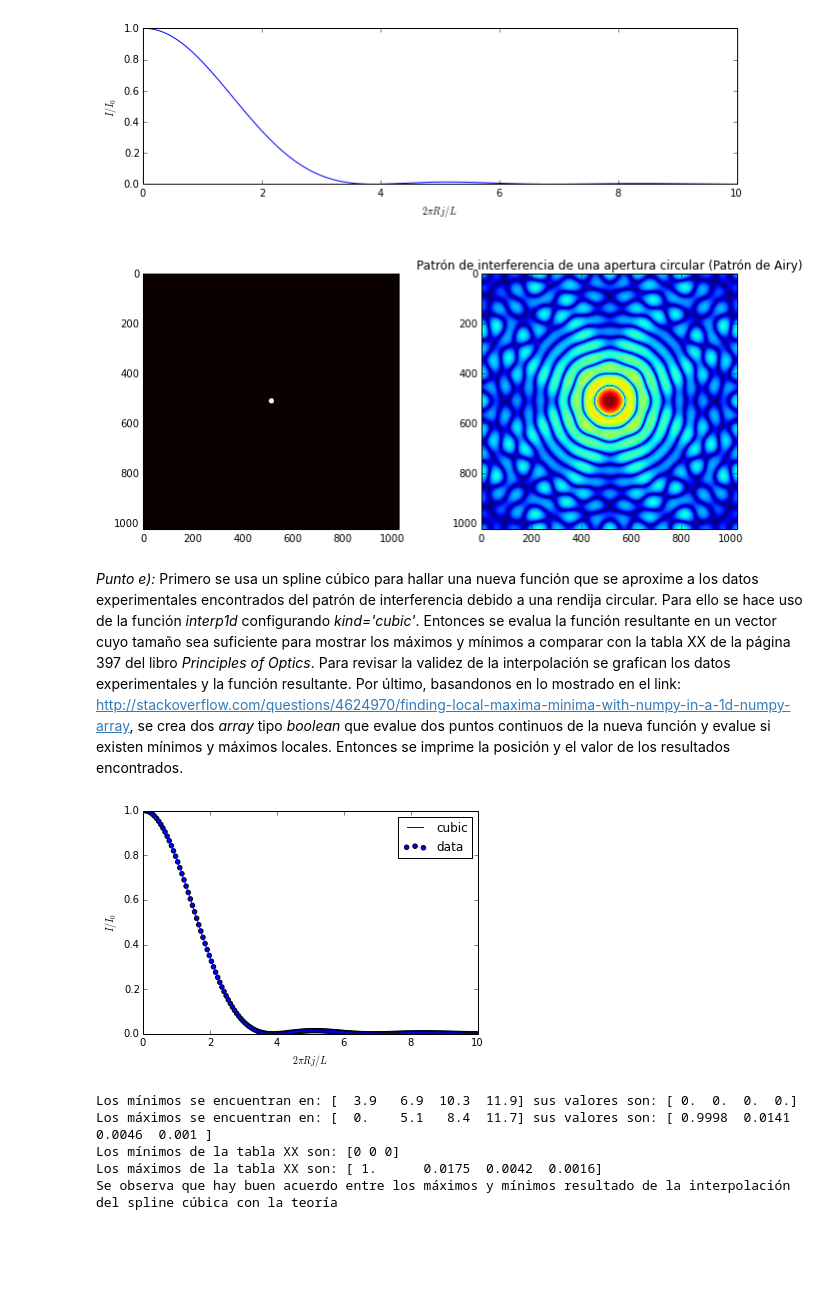
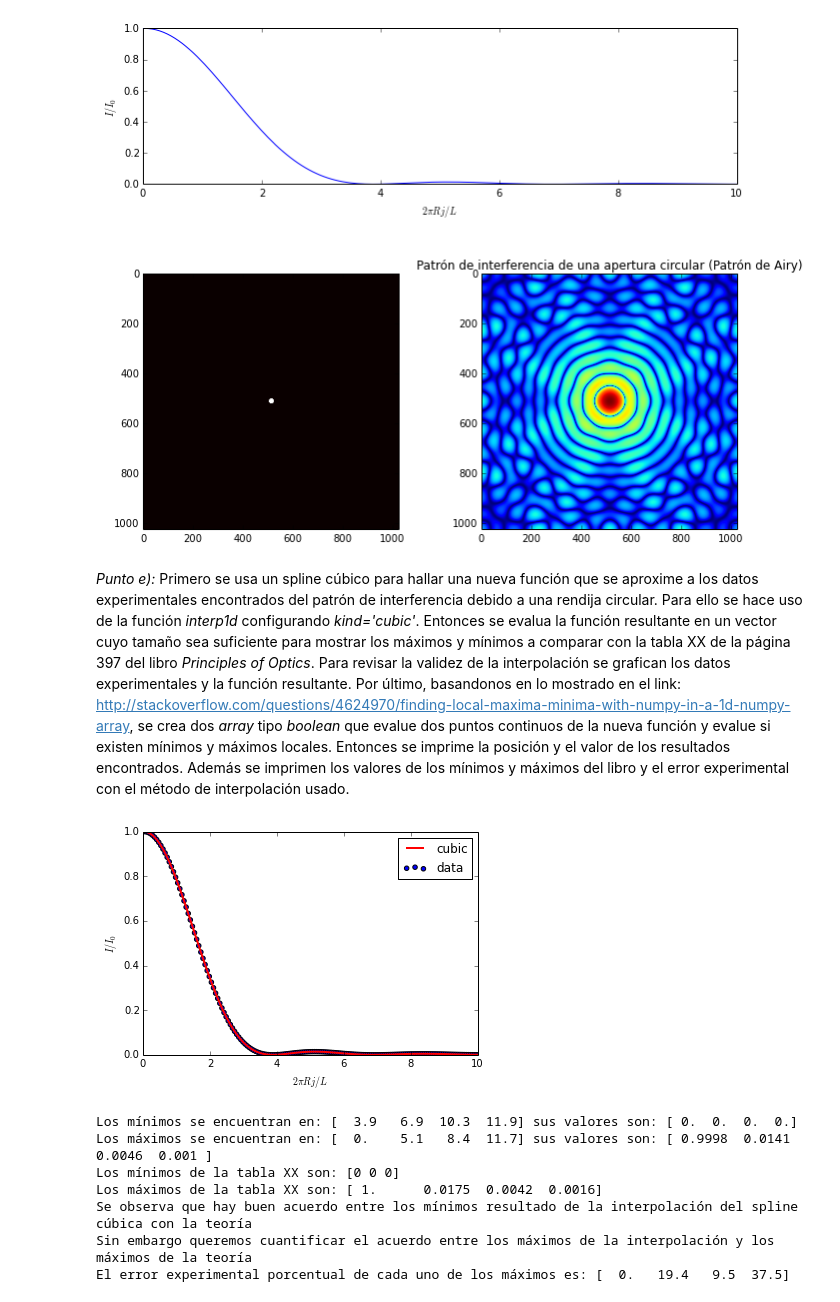
Before and after one commit to deolaya1318/MC, a Jupyter notebook: Tareas/HW4/HW4.ipynb, the cells around one changed output. Drawn from its saved outputs; the diff is of its cells as text; code cells hidden in the pictures; blank space fills up the shorter version.

```diff
--- a/Tareas/HW4/HW4.ipynb
+++ b/Tareas/HW4/HW4.ipynb
@@ -97,31 +97,39 @@ plt.show()
 # %% [output]
 [figure]
 # %% [markdown]
-_Punto e):_ Primero se usa un spline cúbico para hallar una nueva función que se aproxime a los datos experimentales encontrados del patrón de interferencia debido a una rendija circular. Para ello se hace uso de la función *interp1d* configurando *kind='cubic'*. Entonces se evalua la función resultante en un vector cuyo tamaño sea suficiente para mostrar los máximos y mínimos a comparar con la tabla XX de la página 397 del libro *Principles of Optics*. Para revisar la validez de la interpolación se grafican los datos experimentales y la función resultante. Por último, basandonos en lo mostrado en el link: http://stackoverflow.com/questions/4624970/finding-local-maxima-minima-with-numpy-in-a-1d-numpy-array, se crea dos *array* tipo *boolean* que evalue dos puntos continuos de la nueva función y evalue si existen mínimos y máximos locales. Entonces se imprime la posición y el valor de los resultados encontrados.
+_Punto e):_ Primero se usa un spline cúbico para hallar una nueva función que se aproxime a los datos experimentales encontrados del patrón de interferencia debido a una rendija circular. Para ello se hace uso de la función *interp1d* configurando *kind='cubic'*. Entonces se evalua la función resultante en un vector cuyo tamaño sea suficiente para mostrar los máximos y mínimos a comparar con la tabla XX de la página 397 del libro *Principles of Optics*. Para revisar la validez de la interpolación se grafican los datos experimentales y la función resultante. Por último, basandonos en lo mostrado en el link: http://stackoverflow.com/questions/4624970/finding-local-maxima-minima-with-numpy-in-a-1d-numpy-array, se crea dos *array* tipo *boolean* que evalue dos puntos continuos de la nueva función y evalue si existen mínimos y máximos locales. Entonces se imprime la posición y el valor de los resultados encontrados. Además se imprimen los valores de los mínimos y máximos del libro y el error experimental con el método de interpolación usado.
 # %%
 p = interpolate.interp1d(x,y,kind='cubic')
 xnew = np.arange(0,12, 0.1)
 ynew = p(xnew)
 fig, ax = plt.subplots()
 ax.set_xlim([0,10])
 ax.set_ylim([0,1])
 ax.set_xlabel('$2\pi Rj/L$')
 ax.set_ylabel('$I/I_0$')
-plt.plot(xnew, ynew, '-', label="cubic")
+plt.plot(xnew, ynew, "r", lw = "2", label="cubic")
 plt.scatter(x, y, label="data")
 ax.legend()
 plt.show()
 miny = np.r_[True, ynew[1:] < ynew[:-1]] & np.r_[ynew[:-1] < ynew[1:], True]
 maxy = np.r_[True, ynew[1:] > ynew[:-1]] & np.r_[ynew[:-1] > ynew[1:], True]
+minteo = np.array([0,0,0])
+maxteo = np.array([1,0.0175,0.0042,0.0016])
+maxexp = np.around(ynew[maxy == True],decimals=4)
+error = abs(maxteo-maxexp)/maxteo*100
 print "Los mínimos se encuentran en: " +str(xnew[miny == True]), "sus valores son: " +str(np.around(ynew[miny == True],decimals=0))
 print "Los máximos se encuentran en: " +str(xnew[maxy == True]), "sus valores son: " +str(np.around(ynew[maxy == True],decimals=4))
-print "Los mínimos de la tabla XX son: " +str(np.array([0,0,0]))
-print "Los máximos de la tabla XX son: " +str(np.array([1,0.0175,0.0042,0.0016]))
-print "Se observa que hay buen acuerdo entre los máximos y mínimos resultado de la interpolación del spline cúbica con la teoría"
+print "Los mínimos de la tabla XX son: " +str(minteo)
+print "Los máximos de la tabla XX son: " +str(maxteo)
+print "Se observa que hay buen acuerdo entre los mínimos resultado de la interpolación del spline cúbica con la teoría"
+print "Sin embargo queremos cuantificar el acuerdo entre los máximos de la interpolación y los máximos de la teoría"
+print "El error experimental porcentual de cada uno de los máximos es: " +str(np.around(error,decimals=1))
 # %% [output]
-[figure, old version]
+[figure, new version]
 Los mínimos se encuentran en: [  3.9   6.9  10.3  11.9] sus valores son: [ 0.  0.  0.  0.]
 Los máximos se encuentran en: [  0.    5.1   8.4  11.7] sus valores son: [ 0.9998  0.0141  0.0046  0.001 ]
 Los mínimos de la tabla XX son: [0 0 0]
 Los máximos de la tabla XX son: [ 1.      0.0175  0.0042  0.0016]
-Se observa que hay buen acuerdo entre los máximos y mínimos resultado de la interpolación del spline cúbica con la teoría
+Se observa que hay buen acuerdo entre los mínimos resultado de la interpolación del spline cúbica con la teoría
+Sin embargo queremos cuantificar el acuerdo entre los máximos de la interpolación y los máximos de la teoría
+El error experimental porcentual de cada uno de los máximos es: [  0.   19.4   9.5  37.5]
```
